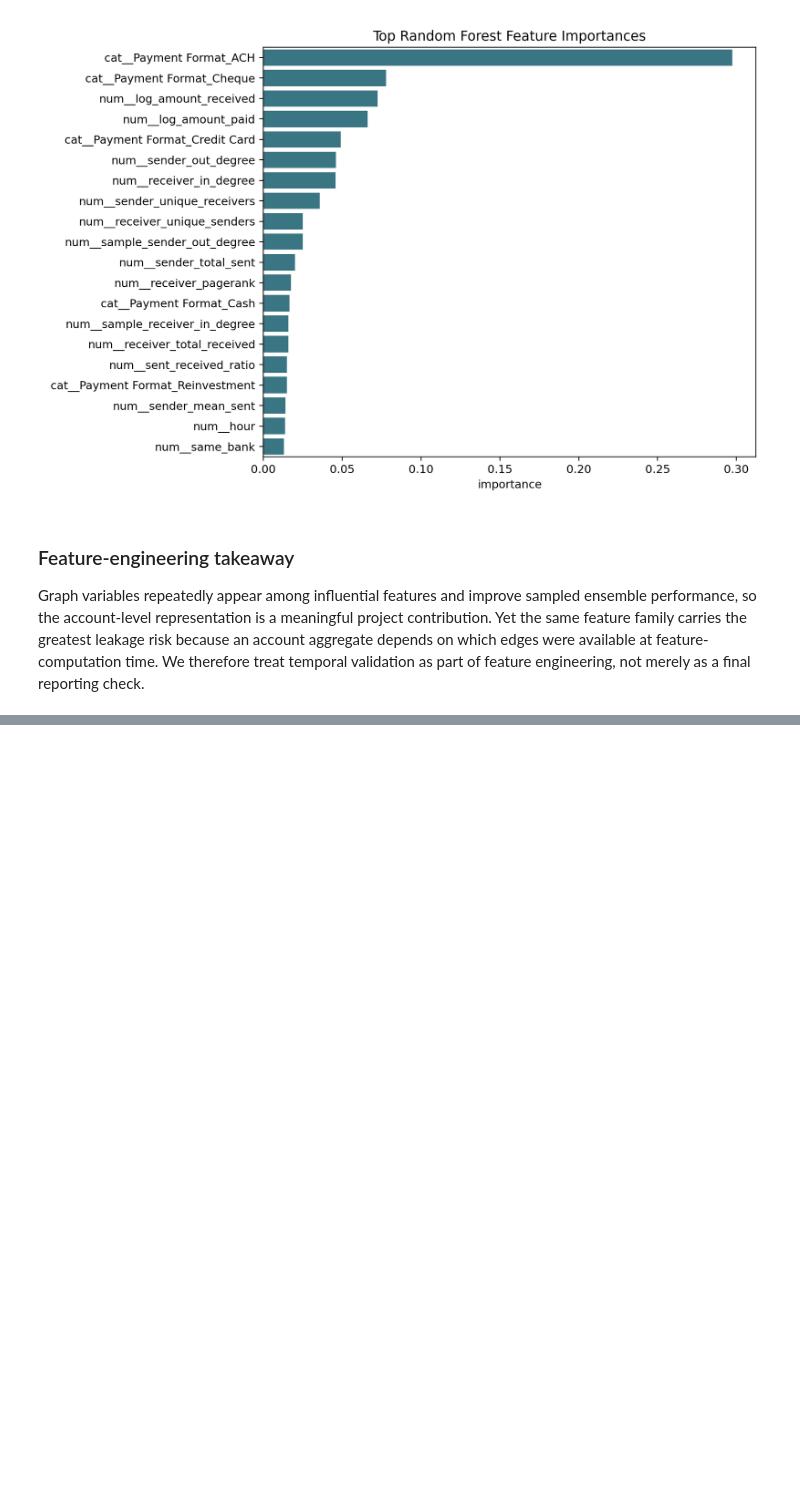
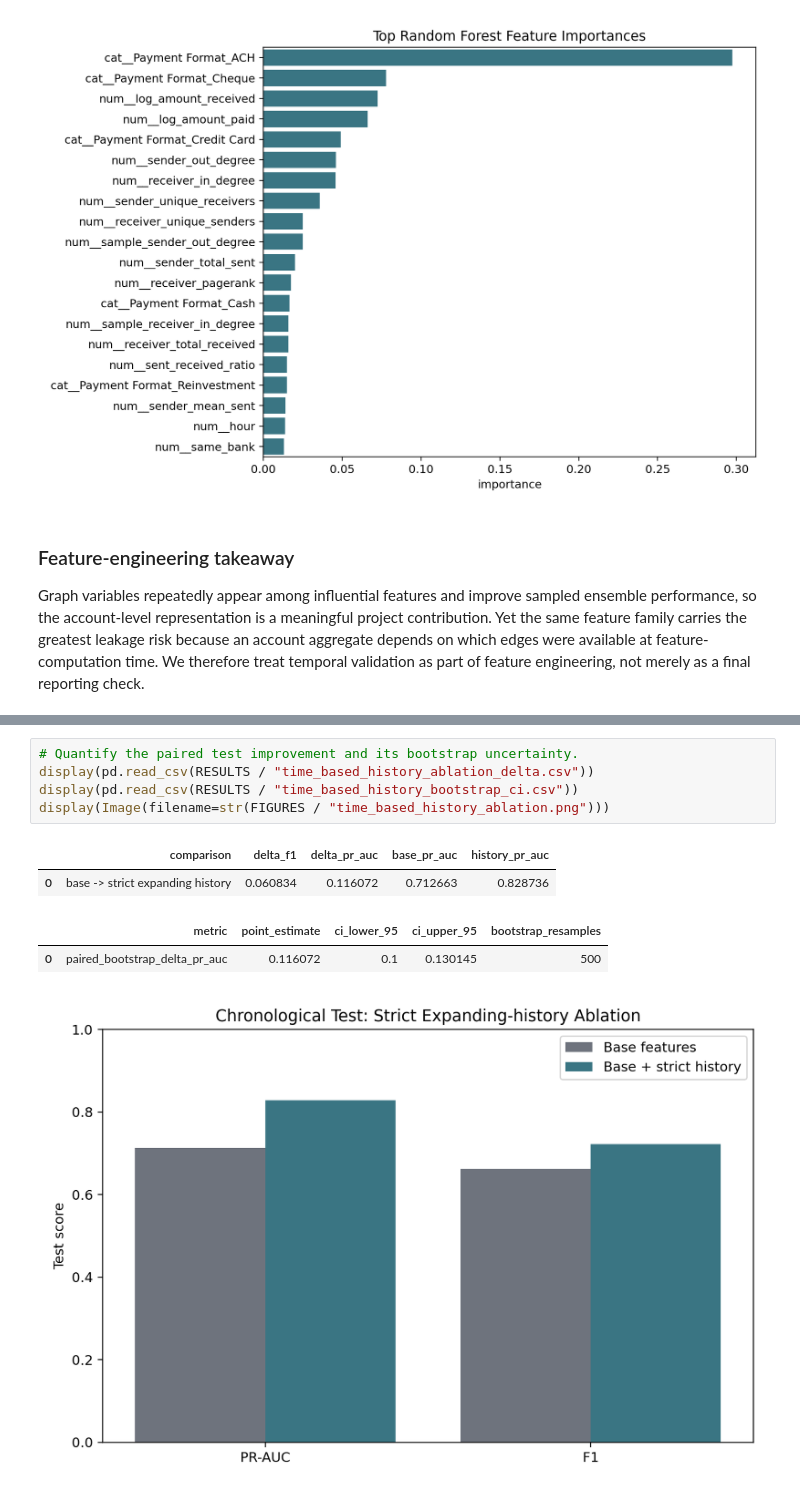
Before and after one commit to Gbkkkkk/DSAA_ML_Final_Project, a Jupyter notebook: project_zxszeto_group_IBM_AML.ipynb, the cells around one changed output, grey strips where cells are left out. Cells and saved outputs as stored; diff of their text form; blank space fills up the shorter version.

```diff
--- a/project_zxszeto_group_IBM_AML.ipynb
+++ b/project_zxszeto_group_IBM_AML.ipynb
@@ -396,0 +519,11 @@ This negative result is one of the most important findings in the project. It su
+# %%
+# Quantify the paired test improvement and its bootstrap uncertainty.
+display(pd.read_csv(RESULTS / "time_based_history_ablation_delta.csv"))
+display(pd.read_csv(RESULTS / "time_based_history_bootstrap_ci.csv"))
+display(Image(filename=str(FIGURES / "time_based_history_ablation.png")))
+# %% [output]
+|  | comparison | delta_f1 | delta_pr_auc | base_pr_auc | history_pr_auc |
+| 0 | base -> strict expanding history | 0.060834 | 0.116072 | 0.712663 | 0.828736 |
+|  | metric | point_estimate | ci_lower_95 | ci_upper_95 | bootstrap_resamples |
+| 0 | paired_bootstrap_delta_pr_auc | 0.116072 | 0.1 | 0.130145 | 500 |
+[figure, added]
```
Also changed, not shown: parts of 45 cells of this notebook, 20 other files.
